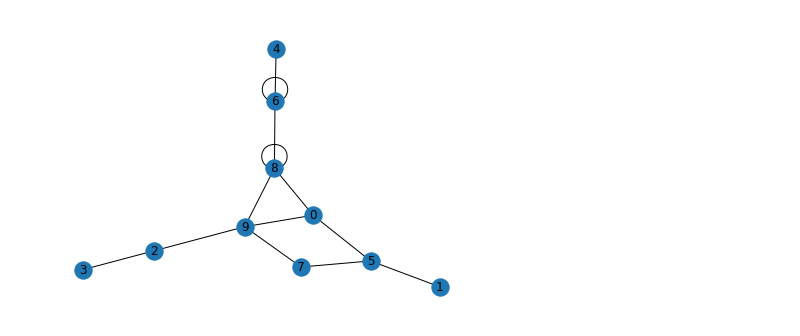
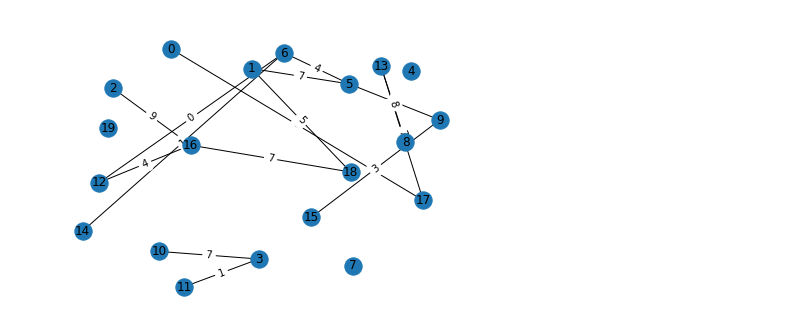
Before and after one commit to jeroenvanriel/parallel-algos, a Jupyter notebook: graphs.ipynb, the cells around one changed output. Cells and saved outputs as stored; diff of their text form; code cells hidden in the pictures.

```diff
--- a/graphs.ipynb
+++ b/graphs.ipynb
@@ -4,18 +5,36 @@ spark = SparkSession.builder.master("local[1]").appName("MPC").getOrCreate();
 # %%
-n = 10
+n = 20
 m = 15
+max_weight = 10
 
 import networkx as nx
 from random import randrange
 
 # create a random graph
 vertices = range(n)
-edges = [(randrange(n),randrange(n)) for _ in range(m)]
+edges = [(randrange(n), randrange(n), randrange(max_weight)) for _ in range(m)]
+
+def save_graph(G, filename='graph.txt'):
+    # persist to file
+    nx.write_adjlist(G, file)
+
+def load_graph(filename='graph.txt'):
+    # read from file
+    return nx.read_adjlist(filename)
-# %%
-G = nx.Graph()
-G.add_nodes_from(vertices)
-G.add_edges_from(edges)
-
-nx.draw(G, with_labels=True)
-# %% [output]
-[figure, removed]
+# %%
+G = nx.Graph() # empty graph
+G.add_nodes_from(vertices)
+G.add_weighted_edges_from(edges)
+
+# uses a force-directed simulation, better for large graphs
+pos = nx.spring_layout(G, k=1, iterations=10)
+
+# positions the nodes deterministically in ccw order, which is pretty nice for toy graphs
+#pos = nx.shell_layout(G)
+
+labels = nx.get_edge_attributes(G, 'weight')
+
+nx.draw(G, pos, with_labels=True);
+nx.draw_networkx_edge_labels(G, pos, edge_labels=labels);
+# %% [output]
+[figure, added]
```
Also changed, not shown: parts of 14 cells of this notebook.
